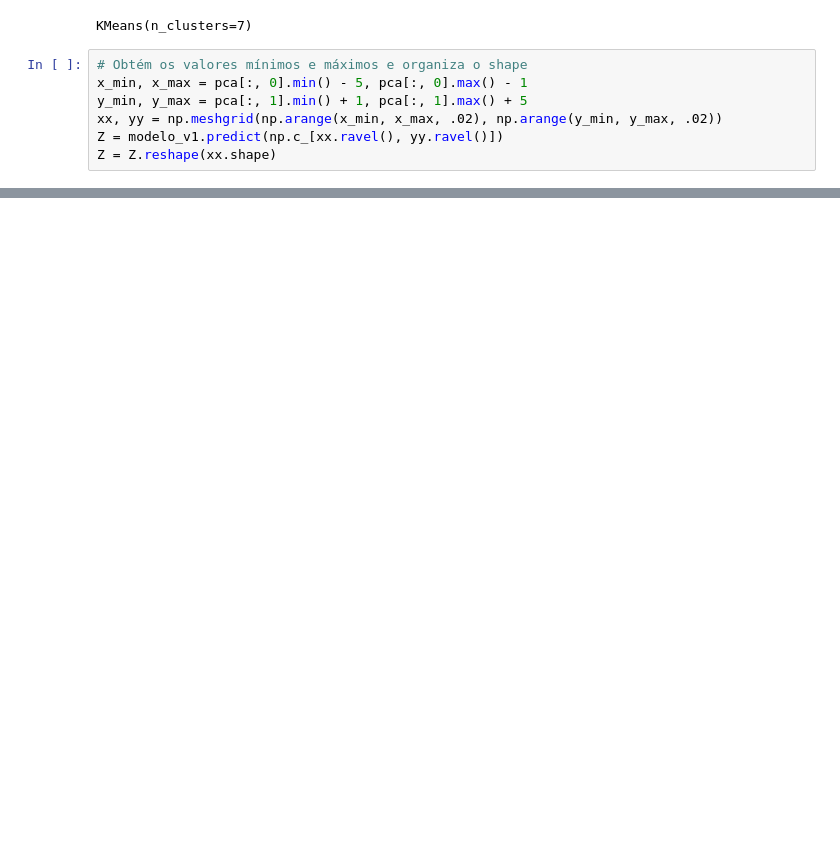
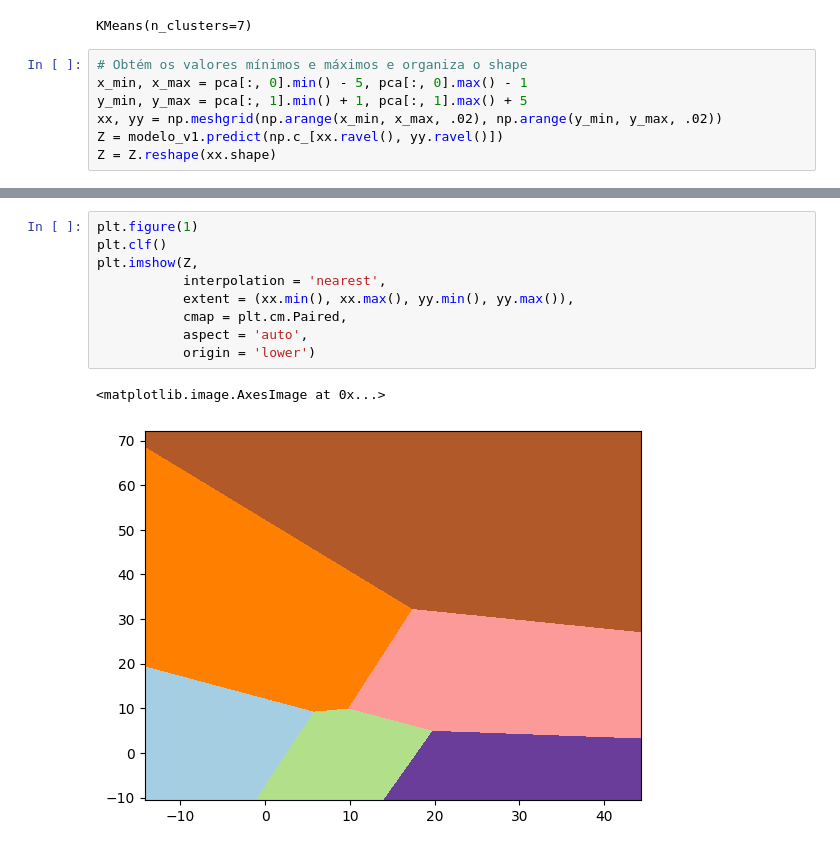
Before and after one commit to thaleswillreis/Modelo-ML-Clusterizacao, a Jupyter notebook: clustering.ipynb, the cells around one changed output, grey strips where cells are left out. Saved outputs shown, nothing was run; the diff lists cells and outputs as text; blank space fills up the shorter version.

```diff
--- a/clustering.ipynb
+++ b/clustering.ipynb
@@ -253,0 +312,12 @@ silhouette_score(pca, labels, metric = 'euclidean')
+# %%
+plt.figure(1)
+plt.clf()
+plt.imshow(Z,
+           interpolation = 'nearest',
+           extent = (xx.min(), xx.max(), yy.min(), yy.max()),
+           cmap = plt.cm.Paired,
+           aspect = 'auto',
+           origin = 'lower')
+# %% [output]
+<matplotlib.image.AxesImage at 0x...>
+[figure, added]
```
Also changed, not shown: parts of 64 cells of this notebook.
